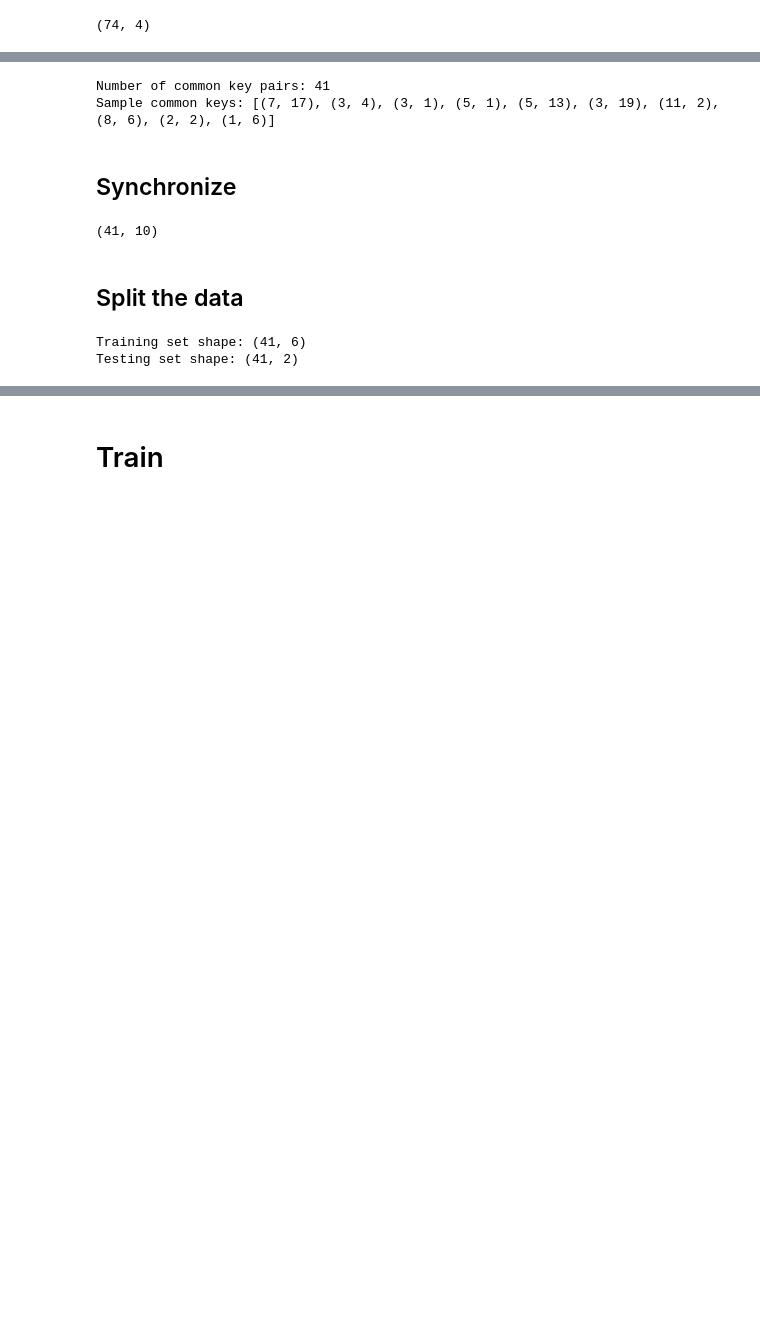
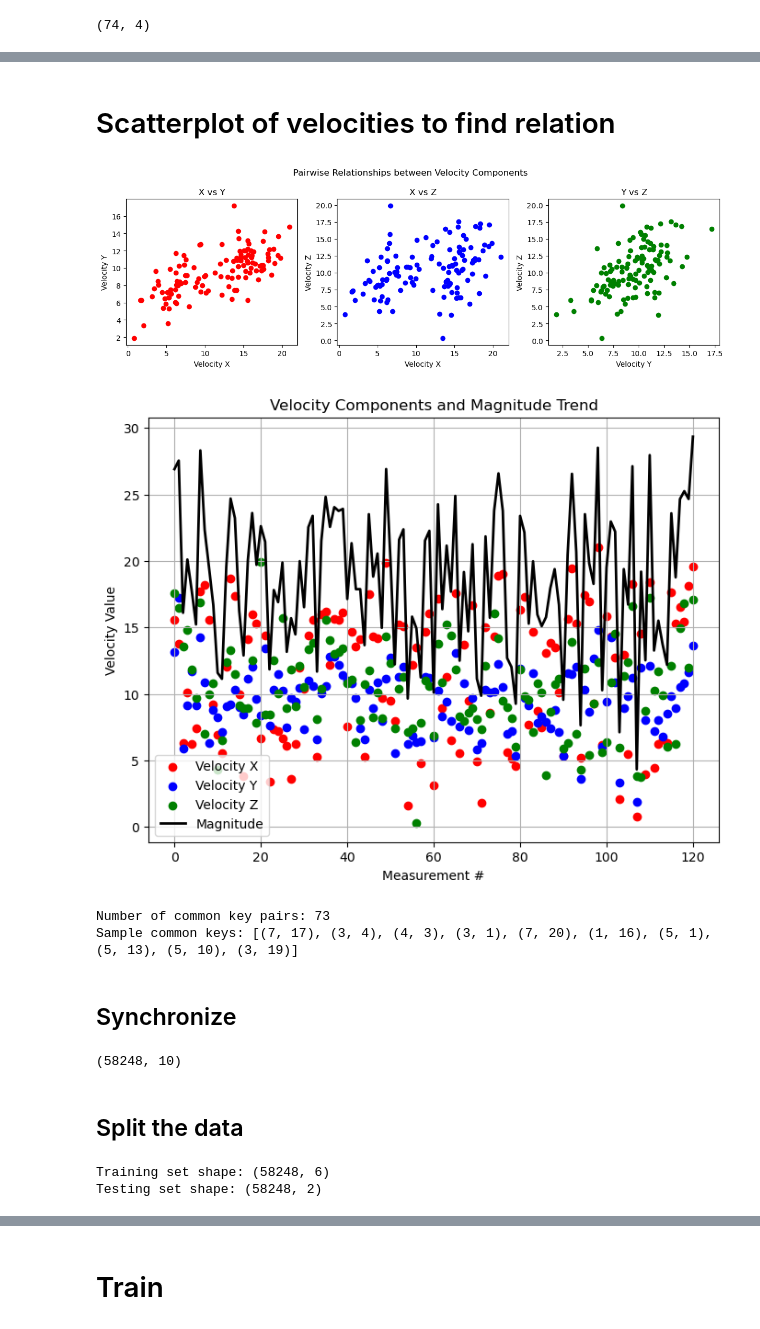
Before and after one commit to talalhabbal/ThesisML, a Jupyter notebook: main.ipynb, the cells around one changed output, grey strips where cells are left out. Drawn from its saved outputs; the diff is of its cells as text; code cells hidden in the pictures; blank space fills up the shorter version.

```diff
--- a/main.ipynb
+++ b/main.ipynb
@@ -319,40 +227,96 @@ angles.head()
+# %% [markdown]
+# Scatterplot of velocities to find relation
+# %%
+import numpy as np
+import matplotlib.pyplot as plt
+
+# --- 1. Pairwise scatterplots between components ---
+plt.figure(figsize=(12,4))
+
+plt.subplot(1,3,1)
+plt.scatter(velocities["velocity_x_final"], velocities["velocity_y_final"], color="red")
+plt.xlabel("Velocity X")
+plt.ylabel("Velocity Y")
+plt.title("X vs Y")
+
+plt.subplot(1,3,2)
+plt.scatter(velocities["velocity_x_final"], velocities["velocity_z_final"], color="blue")
+plt.xlabel("Velocity X")
+plt.ylabel("Velocity Z")
+plt.title("X vs Z")
+
+plt.subplot(1,3,3)
+plt.scatter(velocities["velocity_y_final"], velocities["velocity_z_final"], color="green")
+plt.xlabel("Velocity Y")
+plt.ylabel("Velocity Z")
+plt.title("Y vs Z")
+
+plt.suptitle("Pairwise Relationships between Velocity Components")
+plt.tight_layout()
+plt.show()
+
+
+# --- 2. Scatterplot of all components over measurements + magnitude trend line ---
+# Calculate velocity magnitude
+velocities["velocity_magnitude"] = np.sqrt(
+    velocities["velocity_x_final"]**2 +
+    velocities["velocity_y_final"]**2 +
+    velocities["velocity_z_final"]**2
+)
+
+plt.figure(figsize=(8,6))
+plt.scatter(velocities.index, velocities["velocity_x_final"], color="red", label="Velocity X")
+plt.scatter(velocities.index, velocities["velocity_y_final"], color="blue", label="Velocity Y")
+plt.scatter(velocities.index, velocities["velocity_z_final"], color="green", label="Velocity Z")
+
+# Magnitude as a black line
+plt.plot(velocities.index, velocities["velocity_magnitude"], color="black", label="Magnitude", linewidth=2)
+
+plt.xlabel("Measurement #")
+plt.ylabel("Velocity Value")
+plt.title("Velocity Components and Magnitude Trend")
+plt.legend()
+plt.grid(True)
+plt.show()
+# %% [output]
+[figure, added]
+[figure, added]
 # %%
 # Extract the key pairs from each dataframe as sets of tuples
-keys_angles = set(zip(angles["recording"], angles["source_folder"]))
 keys_velocities = set(zip(velocities["recording"], velocities["source_folder"]))
 keys_ball = set(zip(ball_df["recording"], ball_df["source_folder"]))
 
 # Find the intersection of all three
-common_keys = keys_angles & keys_velocities & keys_ball
+common_keys = keys_velocities & keys_ball
 
 print(f"Number of common key pairs: {len(common_keys)}")
 print("Sample common keys:", list(common_keys)[:10])  # show first 10
 # %% [output]
-Number of common key pairs: 41
-Sample common keys: [(7, 17), (3, 4), (3, 1), (5, 1), (5, 13), (3, 19), (11, 2), (8, 6), (2, 2), (1, 6)]
+Number of common key pairs: 73
+Sample common keys: [(7, 17), (3, 4), (4, 3), (3, 1), (7, 20), (1, 16), (5, 1), (5, 13), (5, 10), (3, 19)]
 # %% [markdown]
 ## Synchronize
 # %%
-final_df= pd.merge(angles,velocities, on=["recording","source_folder"], how="inner")
+sensor_df = pd.read_csv("merged_sensor_data_cleaned.csv")
 
-final_df= pd.merge(final_df,ball_df, on=["recording","source_folder"], how="inner")
+final_df= pd.merge(ball_df, sensor_df, on=["recording","source_folder"], how="inner")
+
 
 
 final_df.shape
 # %% [output]
-(41, 10)
+(58248, 10)
 # %% [markdown]
 ## Split the data
 # %%
-X = final_df[['angle_x_final', 'angle_y_final', 'angle_z_final',
-              'velocity_x_final', 'velocity_y_final', 'velocity_z_final']]
+X = final_df[['ax', 'ay', 'az', 'gx', 'gy', 'gz']]
 
 y = final_df[['ball_speed', 'ball_location']]
 
 print("Training set shape:", X.shape)
 print("Testing set shape:", y.shape)
 # %% [output]
-Training set shape: (41, 6)
-Testing set shape: (41, 2)
+Training set shape: (58248, 6)
+Testing set shape: (58248, 2)
 # %%
 # 80/20
```
Also changed, not shown: parts of 17 cells of this notebook.
